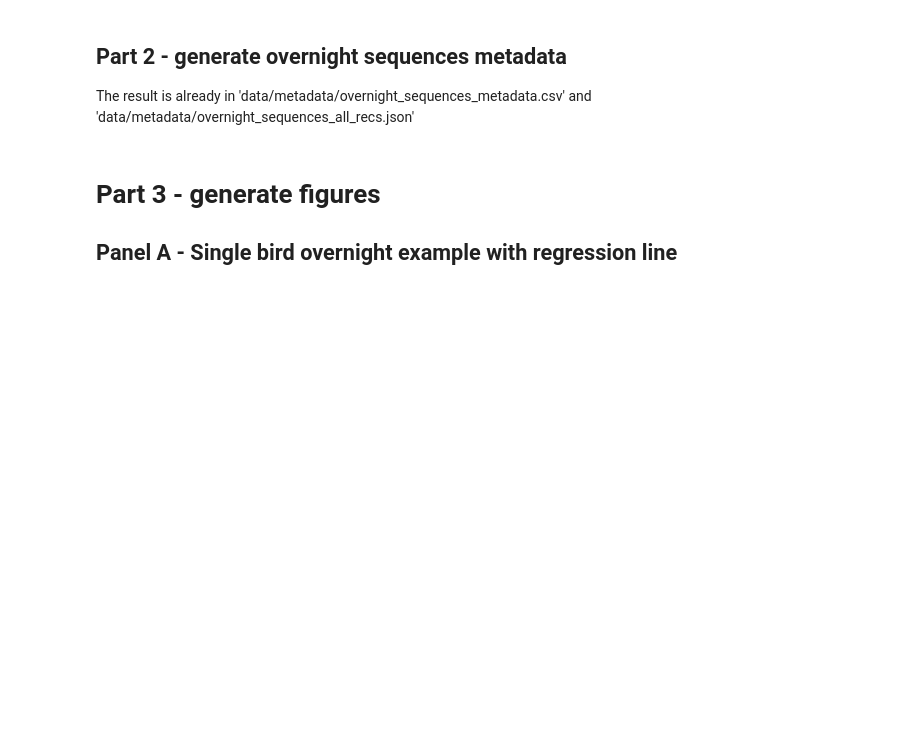
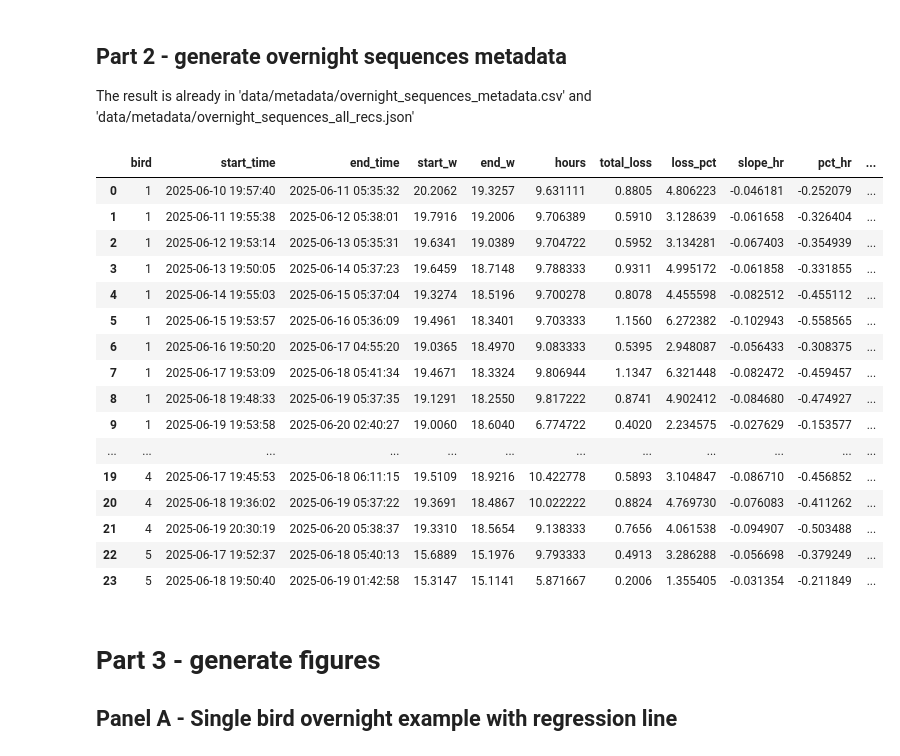
Before and after one commit to NeuralSyntaxLab/perch-scale-manuscript, a Jupyter notebook: scripts/generate_fig_4.ipynb, the cells around one changed output. Saved outputs shown, nothing was run; the diff lists cells and outputs as text; code cells hidden in the pictures; blank space fills up the shorter version.

```diff
--- a/scripts/generate_fig_4.ipynb
+++ b/scripts/generate_fig_4.ipynb
@@ -228,33 +228,52 @@ for bird in bird_ids:
     for i, seq_dict in enumerate(seqs):
         m = compute_metrics(seq_dict, bird)
         rows.append({
             "bird_id":      str(bird),
             "sequence_idx": i,
             "start_time":   seq_dict["start"],
             "end_time":     seq_dict["end"],
             "duration_h":   float(seq_dict["hours"]),
             "start_weight": float(m["start_w"]),
             "end_weight":   float(m["end_w"]),
             "slope_hr":     float(m["slope_hr"]),
             "total_loss":   float(m["total_loss"]),
             "loss_pct":     None if pd.isna(m["loss_pct"]) else float(m["loss_pct"]),
             "pct_hr":       None if pd.isna(m["pct_hr"])   else float(m["pct_hr"]),
             "actual_weight": None if m["actual_weight"] is None else float(m["actual_weight"]),
         })
         # Save full metrics except for pred
         all_recs.append({k: v for k, v in m.items() if k != "pred"})
 
+display(pd.DataFrame(all_recs))
 # # --- Save metadata CSV ---
 # df_sequences = pd.DataFrame(rows).sort_values(["bird_id", "start_time"]).reset_index(drop=True)
 # out_csv = P.META / "overnight_sequences_metadata-test.csv"
 # df_sequences.to_csv(out_csv, index=False)
 # print(f"Saved metadata CSV: {out_csv} ({len(df_sequences)} sequences)")
 
 # # --- Save all_recs JSON (metrics only) ---
 # out_json = P.META / "overnight_sequences_all_recs.json"
 # with open(out_json, "w", encoding="utf-8") as f:
 #     json.dump(all_recs, f, ensure_ascii=False, default=str)
 # print(f"Saved all_recs JSON: {out_json} ({len(all_recs)} records)")
+# %% [output]
+|  | bird | start_time | end_time | start_w | end_w | hours | total_loss | loss_pct | slope_hr | pct_hr | ... |
+| 0 | 1 | 2025-06-10 19:57:40 | 2025-06-11 05:35:32 | 20.2062 | 19.3257 | 9.631111 | 0.8805 | 4.806223 | -0.046181 | -0.252079 | ... |
+| 1 | 1 | 2025-06-11 19:55:38 | 2025-06-12 05:38:01 | 19.7916 | 19.2006 | 9.706389 | 0.5910 | 3.128639 | -0.061658 | -0.326404 | ... |
+| 2 | 1 | 2025-06-12 19:53:14 | 2025-06-13 05:35:31 | 19.6341 | 19.0389 | 9.704722 | 0.5952 | 3.134281 | -0.067403 | -0.354939 | ... |
+| 3 | 1 | 2025-06-13 19:50:05 | 2025-06-14 05:37:23 | 19.6459 | 18.7148 | 9.788333 | 0.9311 | 4.995172 | -0.061858 | -0.331855 | ... |
+| 4 | 1 | 2025-06-14 19:55:03 | 2025-06-15 05:37:04 | 19.3274 | 18.5196 | 9.700278 | 0.8078 | 4.455598 | -0.082512 | -0.455112 | ... |
+| 5 | 1 | 2025-06-15 19:53:57 | 2025-06-16 05:36:09 | 19.4961 | 18.3401 | 9.703333 | 1.1560 | 6.272382 | -0.102943 | -0.558565 | ... |
+| 6 | 1 | 2025-06-16 19:50:20 | 2025-06-17 04:55:20 | 19.0365 | 18.4970 | 9.083333 | 0.5395 | 2.948087 | -0.056433 | -0.308375 | ... |
+| 7 | 1 | 2025-06-17 19:53:09 | 2025-06-18 05:41:34 | 19.4671 | 18.3324 | 9.806944 | 1.1347 | 6.321448 | -0.082472 | -0.459457 | ... |
+| 8 | 1 | 2025-06-18 19:48:33 | 2025-06-19 05:37:35 | 19.1291 | 18.2550 | 9.817222 | 0.8741 | 4.902412 | -0.084680 | -0.474927 | ... |
+| 9 | 1 | 2025-06-19 19:53:58 | 2025-06-20 02:40:27 | 19.0060 | 18.6040 | 6.774722 | 0.4020 | 2.234575 | -0.027629 | -0.153577 | ... |
+| ... | ... | ... | ... | ... | ... | ... | ... | ... | ... | ... | ... |
+| 19 | 4 | 2025-06-17 19:45:53 | 2025-06-18 06:11:15 | 19.5109 | 18.9216 | 10.422778 | 0.5893 | 3.104847 | -0.086710 | -0.456852 | ... |
+| 20 | 4 | 2025-06-18 19:36:02 | 2025-06-19 05:37:22 | 19.3691 | 18.4867 | 10.022222 | 0.8824 | 4.769730 | -0.076083 | -0.411262 | ... |
+| 21 | 4 | 2025-06-19 20:30:19 | 2025-06-20 05:38:37 | 19.3310 | 18.5654 | 9.138333 | 0.7656 | 4.061538 | -0.094907 | -0.503488 | ... |
+| 22 | 5 | 2025-06-17 19:52:37 | 2025-06-18 05:40:13 | 15.6889 | 15.1976 | 9.793333 | 0.4913 | 3.286288 | -0.056698 | -0.379249 | ... |
+| 23 | 5 | 2025-06-18 19:50:40 | 2025-06-19 01:42:58 | 15.3147 | 15.1141 | 5.871667 | 0.2006 | 1.355405 | -0.031354 | -0.211849 | ... |
 # %% [markdown]
 # Part 3 - generate figures
 
```
Also changed, not shown: parts of 3 cells of this notebook, 14 other files.
